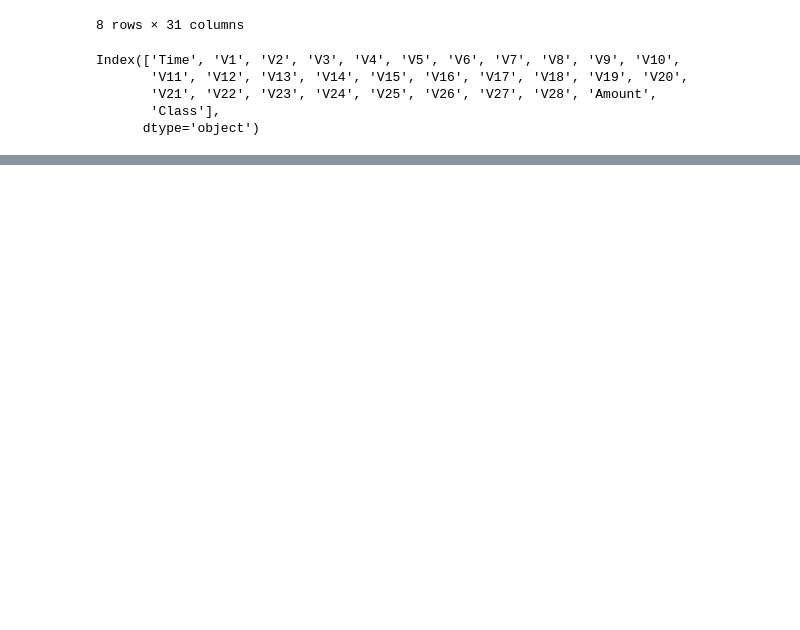
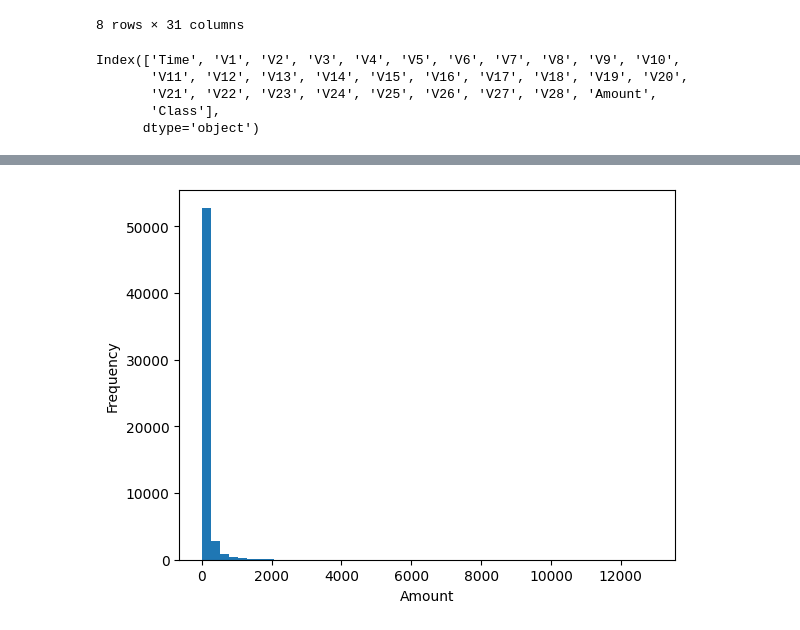
Before and after one commit to SurekhaBerlin/Credit-Card-Fraud-Prediction-using-ML, a Jupyter notebook: Credit_Card_Fraud_Prediction_using_ML_ipynb.ipynb, the cells around one changed output, grey strips where cells are left out. Saved outputs shown, nothing was run; the diff lists cells and outputs as text; code cells hidden in the pictures; blank space fills up the shorter version.

```diff
--- a/Credit_Card_Fraud_Prediction_using_ML_ipynb.ipynb
+++ b/Credit_Card_Fraud_Prediction_using_ML_ipynb.ipynb
@@ -83,0 +86,8 @@ df.duplicated().sum()
+# %%
+# Plot the histogram of the data
+plt.hist(df['Amount'], bins=50)
+plt.xlabel('Amount')
+plt.ylabel('Frequency')
+plt.show()
+# %% [output]
+[figure, added]
```
Also changed, not shown: parts of 7 cells of this notebook.
